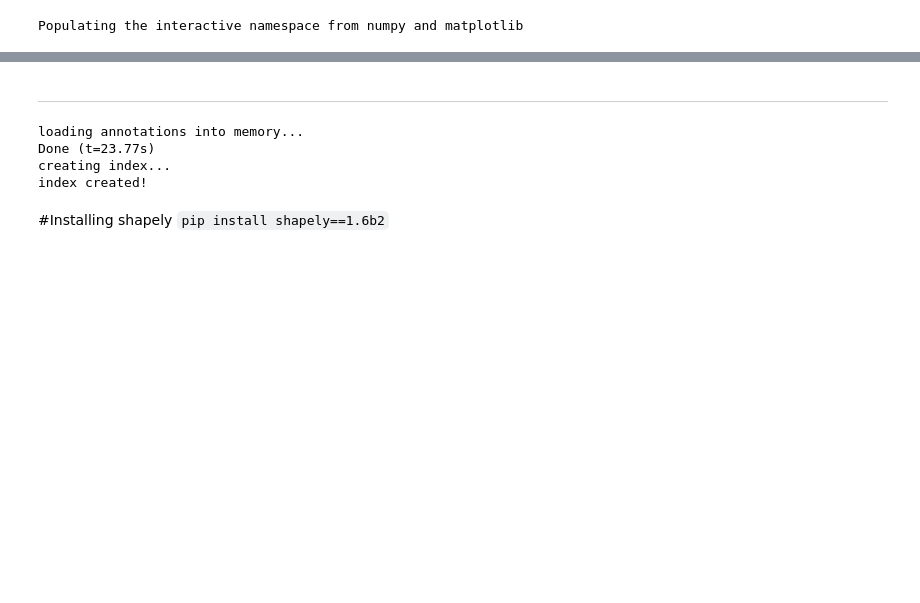
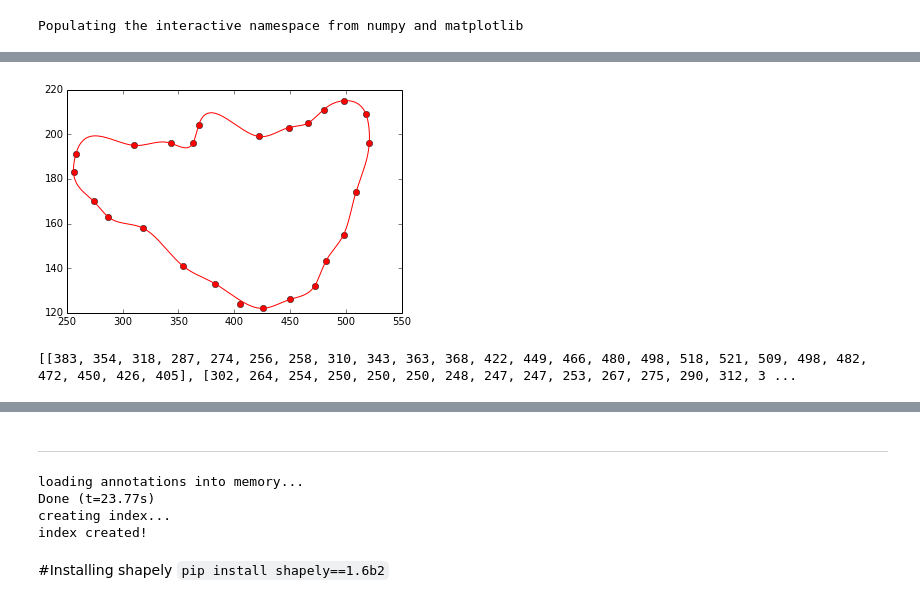
Before and after one commit to dorisjlee/crowd-seg, a Jupyter notebook: analysis/BoundaryBasedPhiQuantities.ipynb, the cells around one changed output, grey strips where cells are left out. Drawn from its saved outputs; the diff is of its cells as text; code cells hidden in the pictures; blank space fills up the shorter version.

```diff
--- a/analysis/BoundaryBasedPhiQuantities.ipynb
+++ b/analysis/BoundaryBasedPhiQuantities.ipynb
@@ -8,0 +34,3 @@ from analysis_toolbox import *
+# %%
+bb_info = pd.read_csv('computed_my_COCO_BBvals.csv')
+bbg_info = pd.read_csv('my_ground_truth.csv')
@@ -8,0 +41,8 @@ from analysis_toolbox import *
+# %%
+oid = 8
+worker =  bb_info[bb_info["object_id"]==oid].ix[73]
+bbg = bbg_info[bb_info["object_id"]==oid].ix[0]
+obj_x_locs = [ast.literal_eval(worker["x_locs"]),ast.literal_eval(bbg["x_locs"])]
+obj_y_locs = [ast.literal_eval(worker["y_locs"]),ast.literal_eval(bbg["y_locs"])]
+polygon1 = Polygon(zip(obj_x_locs[0],obj_y_locs[0])).buffer(0)
+polygon2 = Polygon(zip(obj_x_locs[1],obj_y_locs[1])).buffer(0)
@@ -77,0 +83,7 @@ KeyboardInterrupt:
+# %%
+from scipy.interpolate import splprep,splev
+x= ast.literal_eval(worker["x_locs"])
+y= ast.literal_eval(worker["y_locs"])
+tck, u =splprep([x,y],s=0,per=1)
+u_new = np.linspace(u.min(),u.max(),3000)
+new_points = splev(u_new, tck,der=0)
@@ -77,0 +93,11 @@ KeyboardInterrupt:
+# %%
+fig, ax = plt.subplots()
+ax.plot(x, y, 'ro')
+ax.plot(new_points[0], new_points[1], 'r-')
+plt.show()
+# %% [output]
+[figure, added]
+# %%
+print obj_x_locs[0]
+# %% [output]
+[[383, 354, 318, 287, 274, 256, 258, 310, 343, 363, 368, 422, 449, 466, 480, 498, 518, 521, 509, 498, 482, 472, 450, 426, 405], [302, 264, 254, 250, 250, 250, 248, 247, 247, 253, 267, 275, 290, 312, 3 ...
```
Also changed, not shown: parts of 45 cells of this notebook, 1 other file.
